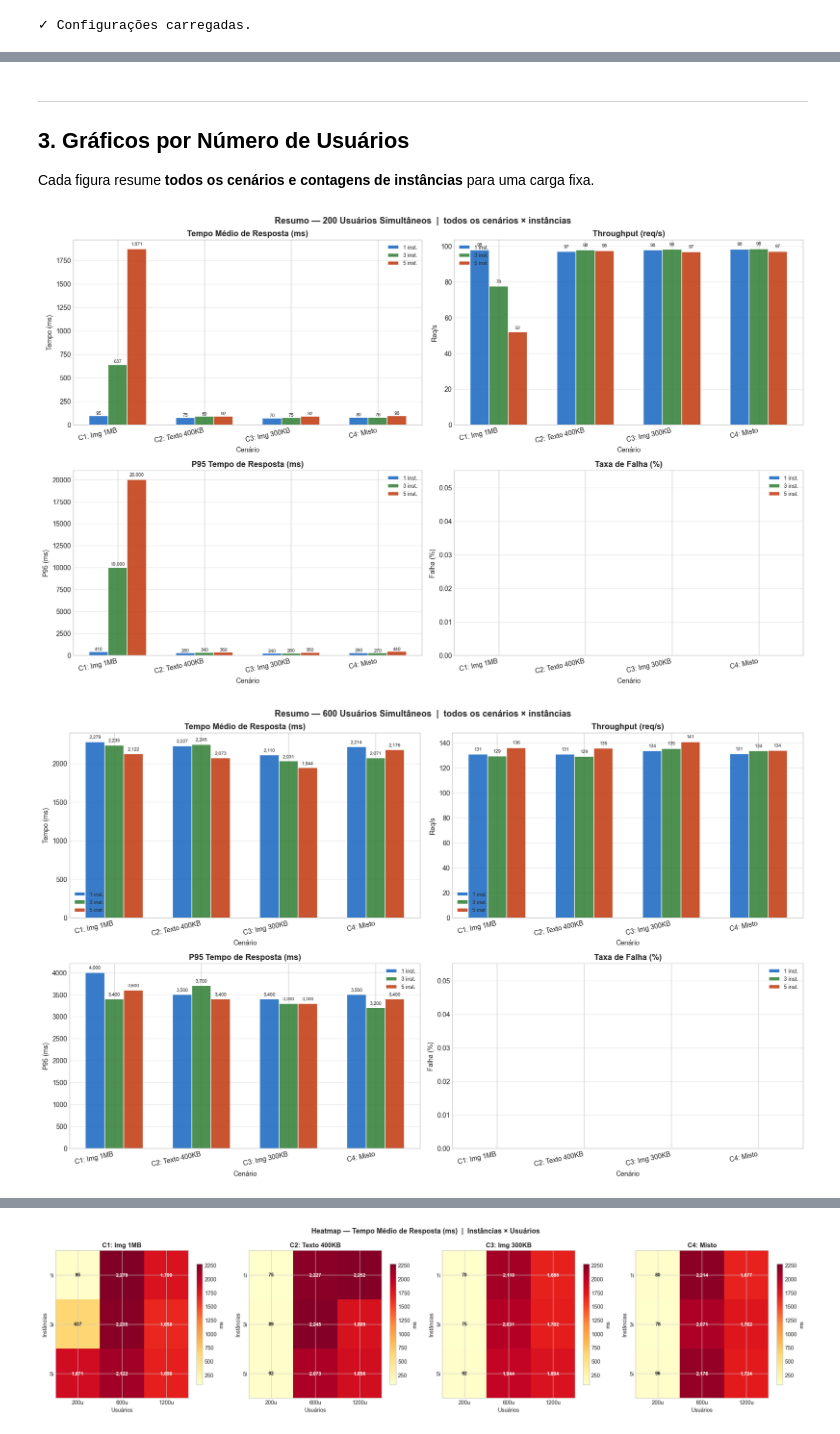
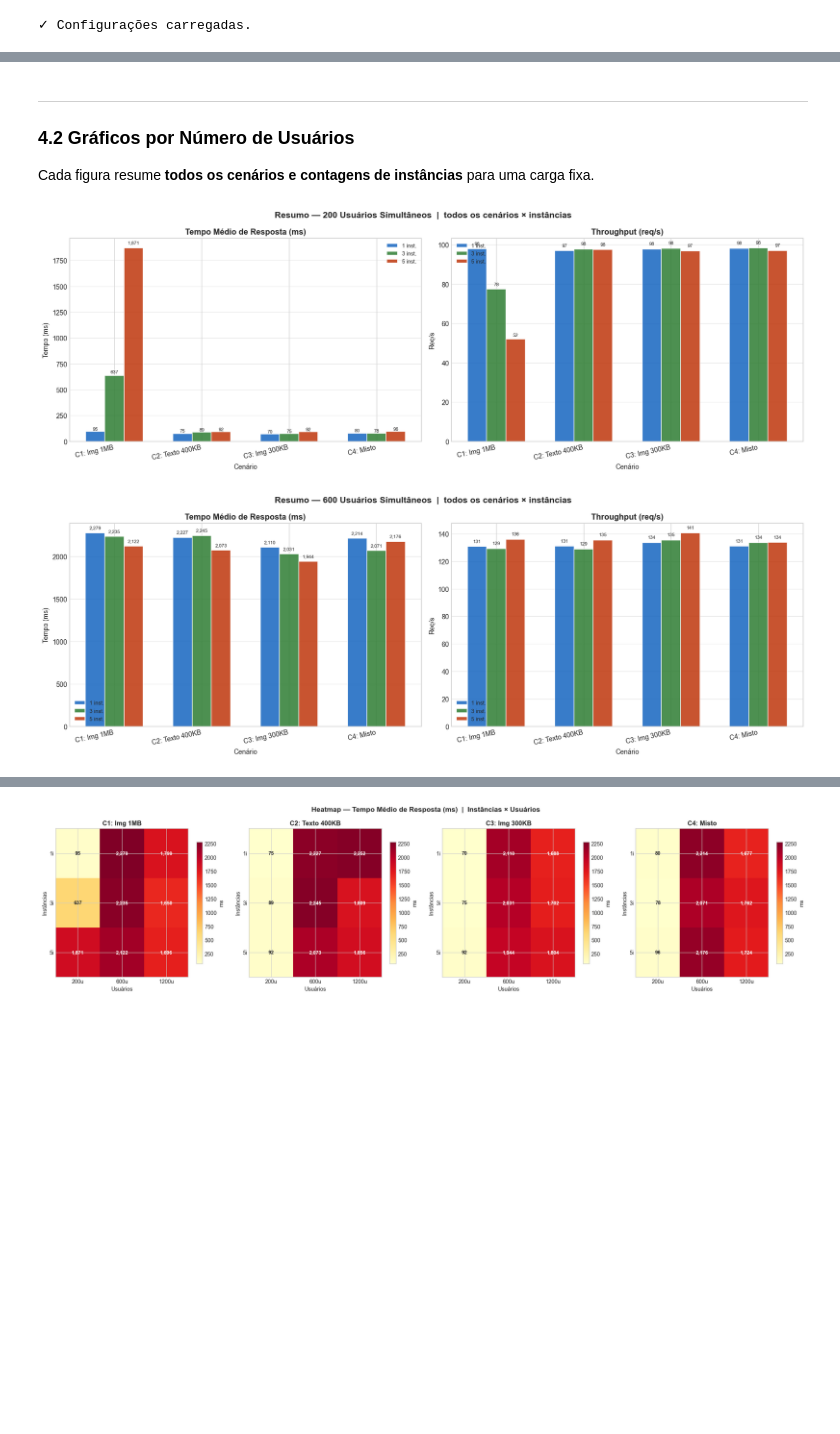
Before and after one commit to caiosss/comp-distribuida, a Jupyter notebook: locust/analise.ipynb, the cells around one changed output, grey strips where cells are left out. Drawn from its saved outputs; the diff is of its cells as text; code cells hidden in the pictures; blank space fills up the shorter version.

```diff
--- a/locust/analise.ipynb
+++ b/locust/analise.ipynb
@@ -133,17 +284,15 @@ def plot_per_instance(inst_count, df):
     offsets = np.linspace(-(n_u - 1) / 2 * w, (n_u - 1) / 2 * w, n_u)
 
     metrics = [
-        ('avg_response_time',   'Tempo Médio de Resposta (ms)', 'Tempo (ms)'),
-        ('requests_per_s',      'Throughput (req/s)',           'Req/s'),
-        ('p95',                 'P95 Tempo de Resposta (ms)',   'P95 (ms)'),
-        ('failure_rate',        'Taxa de Falha (%)',            'Falha (%)'),
+        ('avg_response_time', 'Tempo Médio de Resposta (ms)', 'Tempo (ms)'),
+        ('requests_per_s',    'Throughput (req/s)',           'Req/s'),
     ]
 
-    fig, axes = plt.subplots(2, 2, figsize=(16, 10))
+    fig, axes = plt.subplots(1, 2, figsize=(16, 5.6))
     plural = 's' if inst_count > 1 else ''
     fig.suptitle(
         f'Resumo — {inst_count} Instância{plural} WordPress'
-        f'  |  todos os cenários × cargas de usuários',
+        f'  |  todos os cenários cargas de usuários',
         fontsize=13, fontweight='bold'
     )
 
@@ -159,11 +308,10 @@ def plot_per_instance(inst_count, df):
                           color=color, alpha=0.85, edgecolor='white')
             for bar, val in zip(bars, vals):
                 if val > 0:
-                    lbl = f'{val:.1f}%' if metric == 'failure_rate' else f'{val:,.0f}'
                     ax.text(
                         bar.get_x() + bar.get_width() / 2,
                         bar.get_height() * 1.015,
-                        lbl, ha='center', va='bottom', fontsize=7
+                        f'{val:,.0f}', ha='center', va='bottom', fontsize=7
                     )
 
         ax.set_title(title)
@@ -189,6 +337,6 @@ for inst in INSTANCES:
 # %% [markdown]
 ---
-## 3. Gráficos por Número de Usuários
+### 4.2 Gráficos por Número de Usuários
 Cada figura resume **todos os cenários e contagens de instâncias** para uma carga fixa.
 # %%
 def plot_per_users(user_count, df):
@@ -201,13 +349,11 @@ def plot_per_users(user_count, df):
     offsets = np.linspace(-(n_i - 1) / 2 * w, (n_i - 1) / 2 * w, n_i)
 
     metrics = [
-        ('avg_response_time',   'Tempo Médio de Resposta (ms)', 'Tempo (ms)'),
-        ('requests_per_s',      'Throughput (req/s)',           'Req/s'),
-        ('p95',                 'P95 Tempo de Resposta (ms)',   'P95 (ms)'),
-        ('failure_rate',        'Taxa de Falha (%)',            'Falha (%)'),
+        ('avg_response_time', 'Tempo Médio de Resposta (ms)', 'Tempo (ms)'),
+        ('requests_per_s',    'Throughput (req/s)',           'Req/s'),
     ]
 
-    fig, axes = plt.subplots(2, 2, figsize=(16, 10))
+    fig, axes = plt.subplots(1, 2, figsize=(16, 5.6))
     fig.suptitle(
         f'Resumo — {user_count} Usuários Simultâneos'
         f'  |  todos os cenários × instâncias',
@@ -221,34 +367,33 @@ def plot_per_users(user_count, df):
                 if len(data[(data['cenario'] == sc) & (data['instances'] == inst)]) > 0 else 0
                 for sc in scenarios
             ]
             color = list(INST_COLORS.values())[i]
             bars = ax.bar(x + off, vals, w, label=f'{inst} inst.',
                           color=color, alpha=0.85, edgecolor='white')
             for bar, val in zip(bars, vals):
                 if val > 0:
-                    lbl = f'{val:.1f}%' if metric == 'failure_rate' else f'{val:,.0f}'
                     ax.text(
                         bar.get_x() + bar.get_width() / 2,
                         bar.get_height() * 1.015,
-                        lbl, ha='center', va='bottom', fontsize=7
+                        f'{val:,.0f}', ha='center', va='bottom', fontsize=7
                     )
 
         ax.set_title(title)
         ax.set_ylabel(ylabel)
         ax.set_xlabel('Cenário')
         ax.set_xticks(x)
         ax.set_xticklabels([SCENARIO_LABELS[sc] for sc in scenarios], rotation=12, ha='right')
         ax.legend()
         ax.grid(axis='y', alpha=0.45)
         ax.set_ylim(bottom=0)
 
     plt.tight_layout()
     plt.savefig(f'resultados/grafico_users{user_count}.png', bbox_inches='tight', dpi=130)
     plt.show()
 
 
 for users in USERS:
     plot_per_users(users, df_all)
 # %% [output]
-[figure, old version]
+[figure, new version]
-[figure, old version]
+[figure, new version]
```
Also changed, not shown: parts of 24 cells of this notebook, 16 other files.
